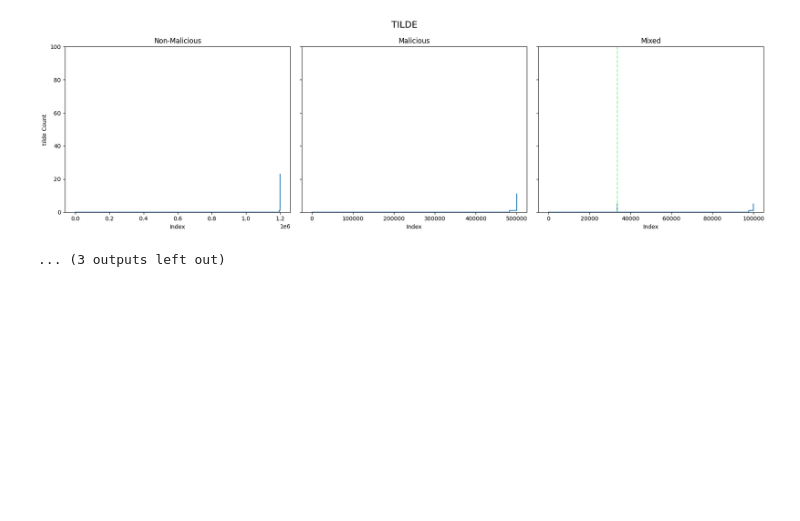
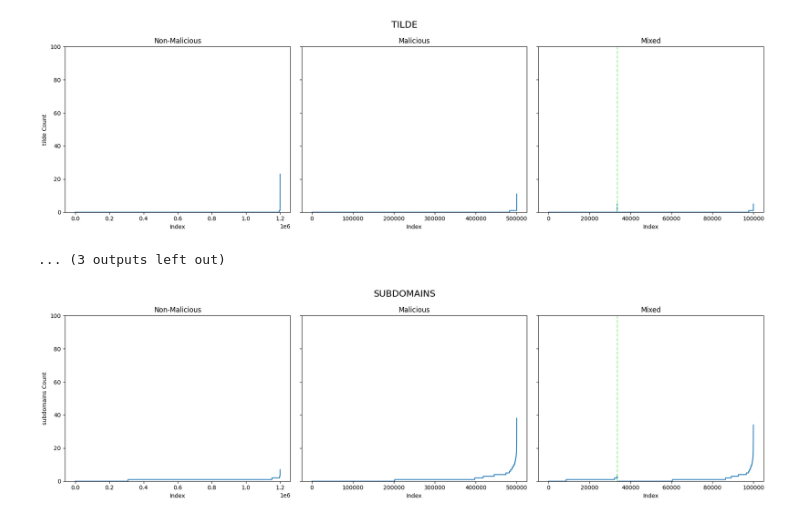
Before and after one commit to Pirate-Programmer/urlying, a Jupyter notebook: ipynbs/eda/urls_19_to_36.ipynb, the cells around one changed output. Saved outputs shown, nothing was run; the diff lists cells and outputs as text; code cells hidden in the pictures; blank space fills up the shorter version.

```diff
--- a/ipynbs/eda/urls_19_to_36.ipynb
+++ b/ipynbs/eda/urls_19_to_36.ipynb
@@ -138,3 +149,7 @@ def correlation(df, feature_columns, label_col="label"):
     plt.ylabel("Feature")
     plt.tight_layout()
     plt.show()
+# %%
+line_plot("subdomains")
+# %% [output]
+[figure, added]
```
Also changed, not shown: parts of 7 cells of this notebook, 5 other files.
